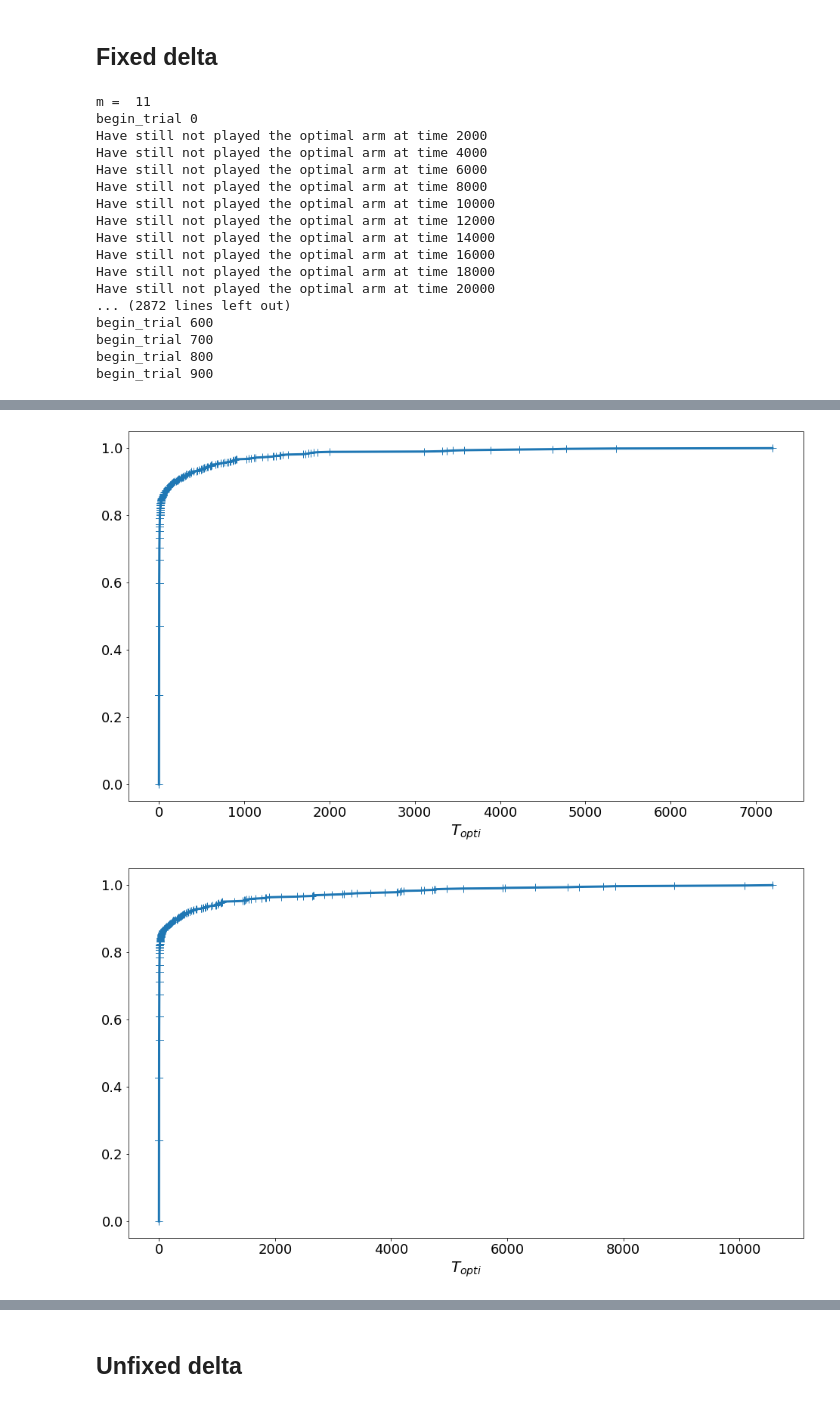
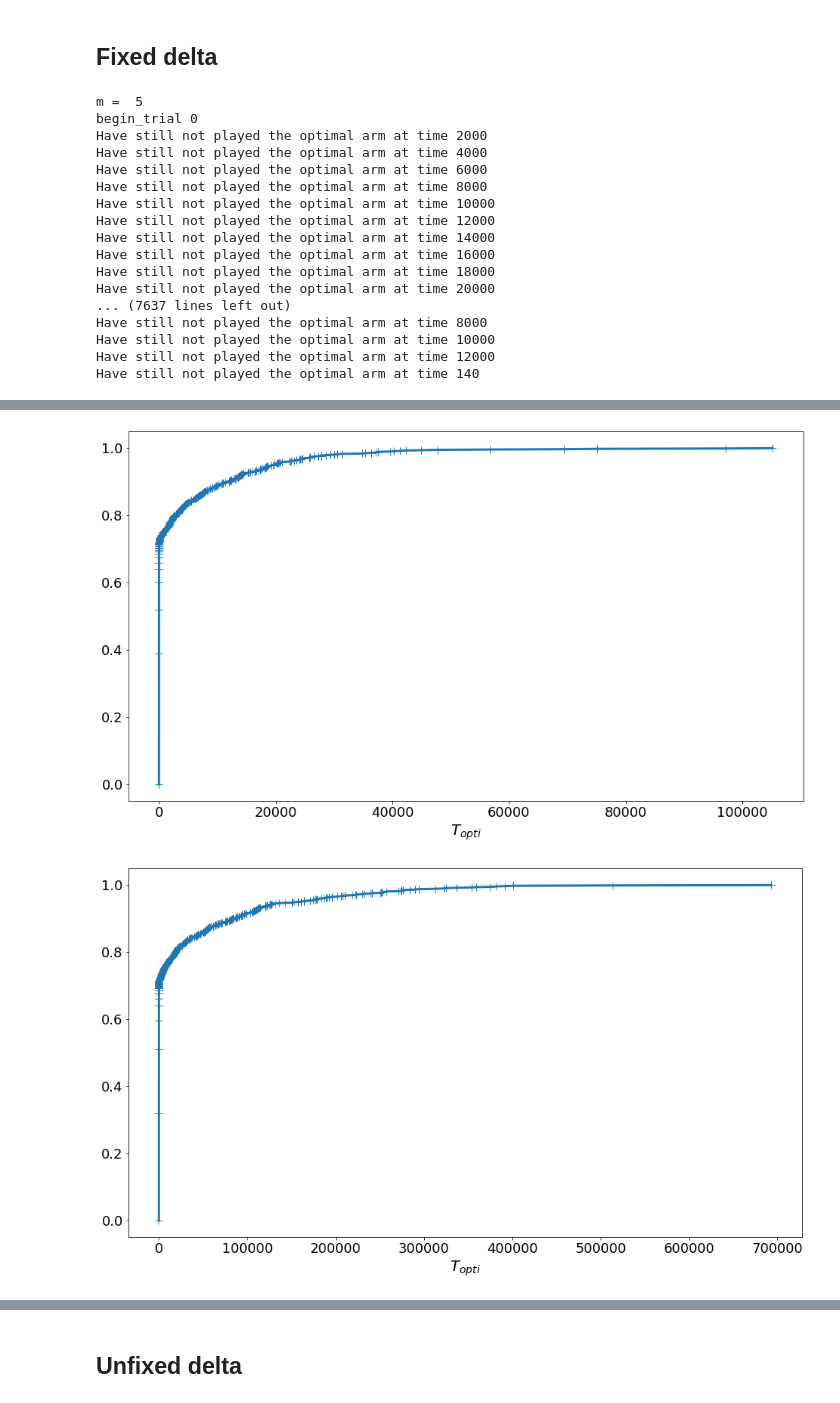
Before and after one commit to RaymZhang/TS_Combinatorial_Semi_Bandits_Curse, a Jupyter notebook: TS_comparison_on_Zgraph/CUCB_vs_TS_ZGraph.ipynb, the cells around one changed output, grey strips where cells are left out. Saved outputs shown, nothing was run; the diff lists cells and outputs as text; code cells hidden in the pictures.

```diff
--- a/TS_comparison_on_Zgraph/CUCB_vs_TS_ZGraph.ipynb
+++ b/TS_comparison_on_Zgraph/CUCB_vs_TS_ZGraph.ipynb
@@ -300,9 +300,9 @@ class zCUCB():
 
 # Params
 jump = 1
-ms = list(range(4,12,jump))
+ms = list(range(2,6,jump))
 n_trial = 1000
-delta = 0.15
+delta = 0.05
 n_init = 0
 random_variable = "bernoulli"
 post_distrib = "beta"
@@ -367,20 +367,8 @@ for i,m in enumerate(ms[::-1]):
 np.save(experimentfolder +"\\Distribution",distrib_first_optimal)
 
 #plot Result ECDF
-
-for i,m in enumerate(ms):
-    plt.figure(i,figsize = (16,9))
-    plt.clf()
-    cdf = ECDF(distrib_first_optimal[i])
-    plt.plot([0]+list(np.sort(distrib_first_optimal[i])),[0]+list(cdf(np.sort(distrib_first_optimal[i]))),"+-",linewidth=3,markersize=10)
-#plt.title("Distribution of first optimal play  for b = {:.1f} and d = {:d} ".format(b,d),fontsize=20)
-    plt.xlabel(r'$T_{opti}$', fontsize=20)
-    plt.tick_params(axis='x', labelsize=18)
-    plt.tick_params(axis='y', labelsize=18)
-
-    plt.savefig(experimentfolder+'\\ECDF_m{}_l{}.pdf'.format(m,n_init))
 # %% [output]
-m =  11
+m =  5
 begin_trial 0
 Have still not played the optimal arm at time 2000
 Have still not played the optimal arm at time 4000
@@ -392,8 +380,8 @@ Have still not played the optimal arm at time 14000
 Have still not played the optimal arm at time 16000
 Have still not played the optimal arm at time 18000
 Have still not played the optimal arm at time 20000
-... (2872 lines left out)
-begin_trial 600
-begin_trial 700
-begin_trial 800
-begin_trial 900
+... (7637 lines left out)
+Have still not played the optimal arm at time 8000
+Have still not played the optimal arm at time 10000
+Have still not played the optimal arm at time 12000
+Have still not played the optimal arm at time 140
@@ -402,2 +390,2 @@ begin_trial 900
-[figure, old version]
+[figure, new version]
-[figure, old version]
+[figure, new version]
```
Also changed, not shown: parts of 12 cells of this notebook, 14 other files.
